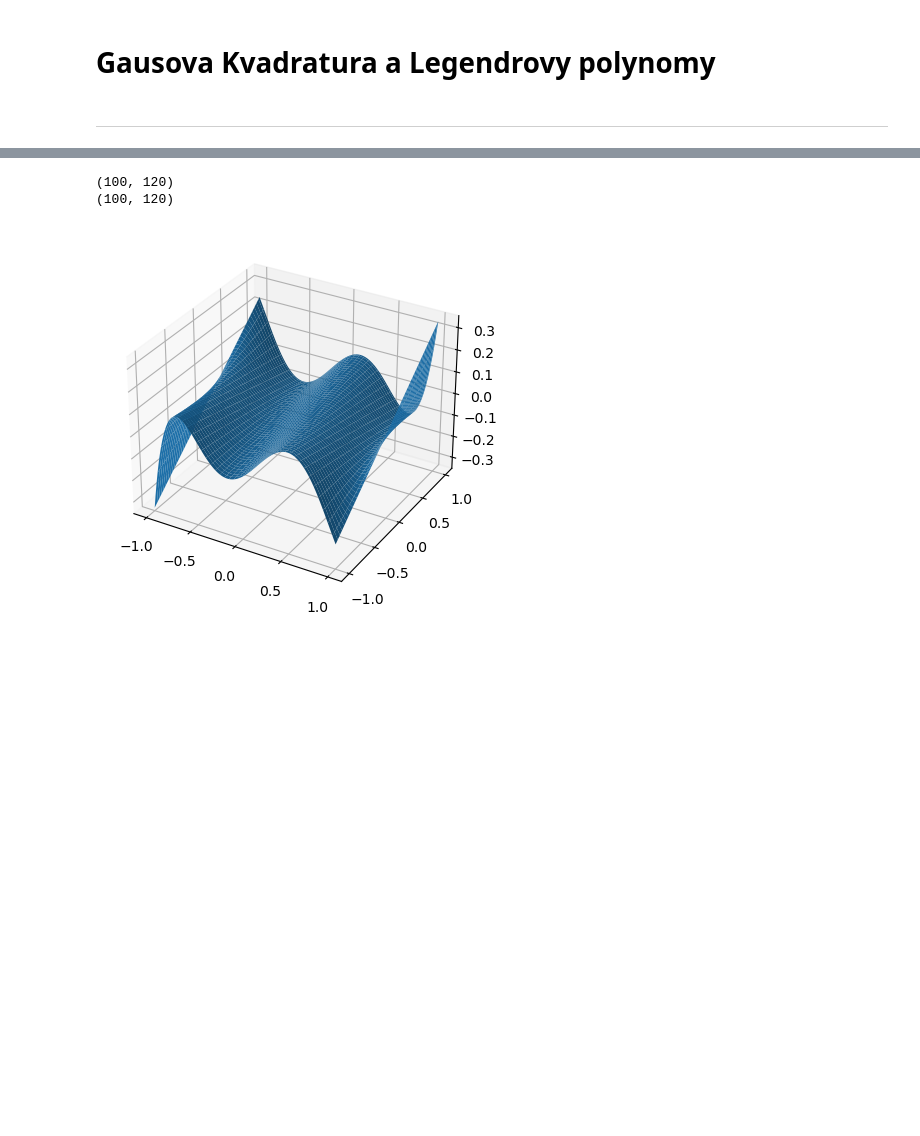
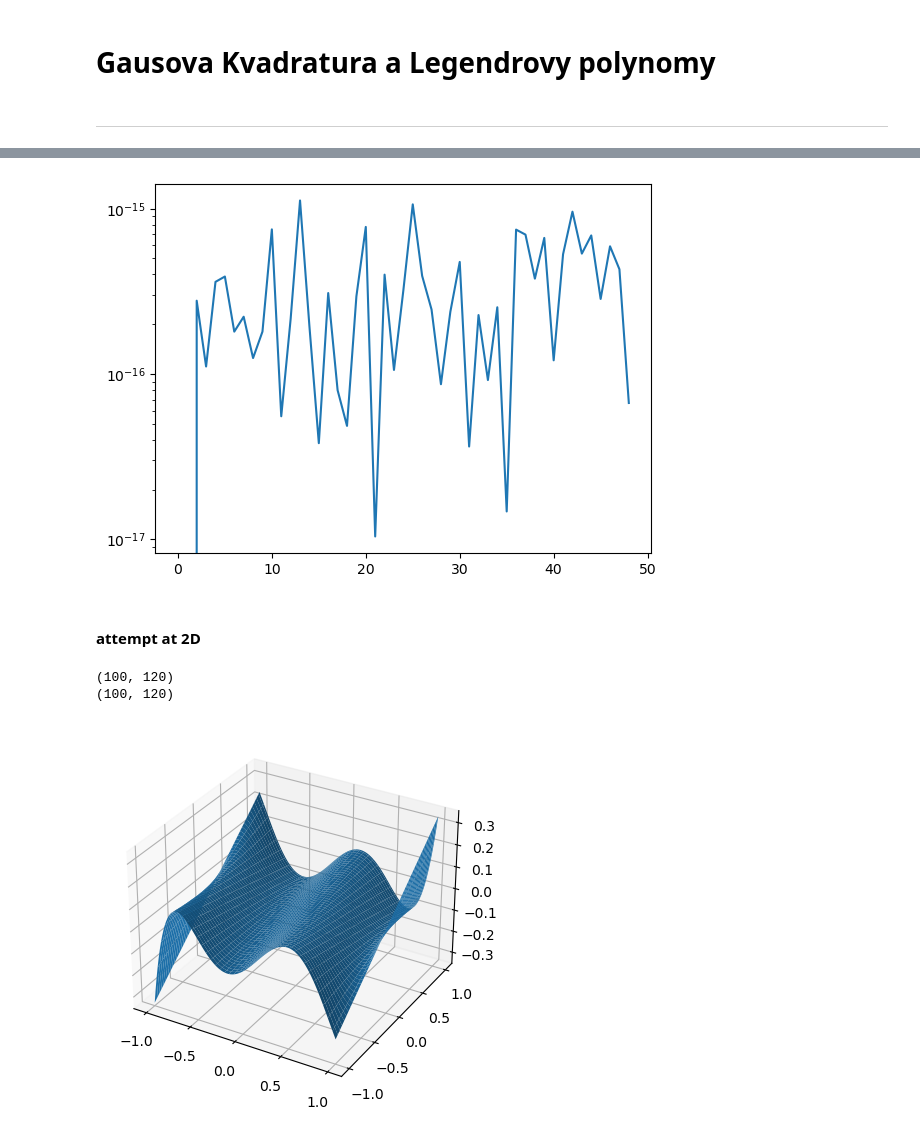
Before and after one commit to SED0280/BakalarkaCode, a Jupyter notebook: Gausova Kvadratura.ipynb, the cells around one changed output, grey strips where cells are left out. Saved outputs shown, nothing was run; the diff lists cells and outputs as text; code cells hidden in the pictures; blank space fills up the shorter version.

```diff
--- a/Gausova Kvadratura.ipynb
+++ b/Gausova Kvadratura.ipynb
@@ -105,3 +151,17 @@ print("error:", Gq - (fI(b)-fI(a)))
+# %%
+n=50
+f = lambda x: np.sin(x)
+fI = lambda x: -np.cos(x)
+res = []
+for i in range(1, n):
+    res.append(abs(kv.JacobiGaussQuadLegendre(f, i) - (fI(1)-fI(-1))))
+Gq = kv.JacobiGaussQuadLegendre(f,n)
+plt.plot(res)
+plt.yscale('log')
+# %% [output]
+[figure, added]
+# %% [markdown]
+#### attempt at 2D
 # %%
 nx, ny = (120, 100)
 a = -1
```
Also changed, not shown: parts of 12 cells of this notebook.
